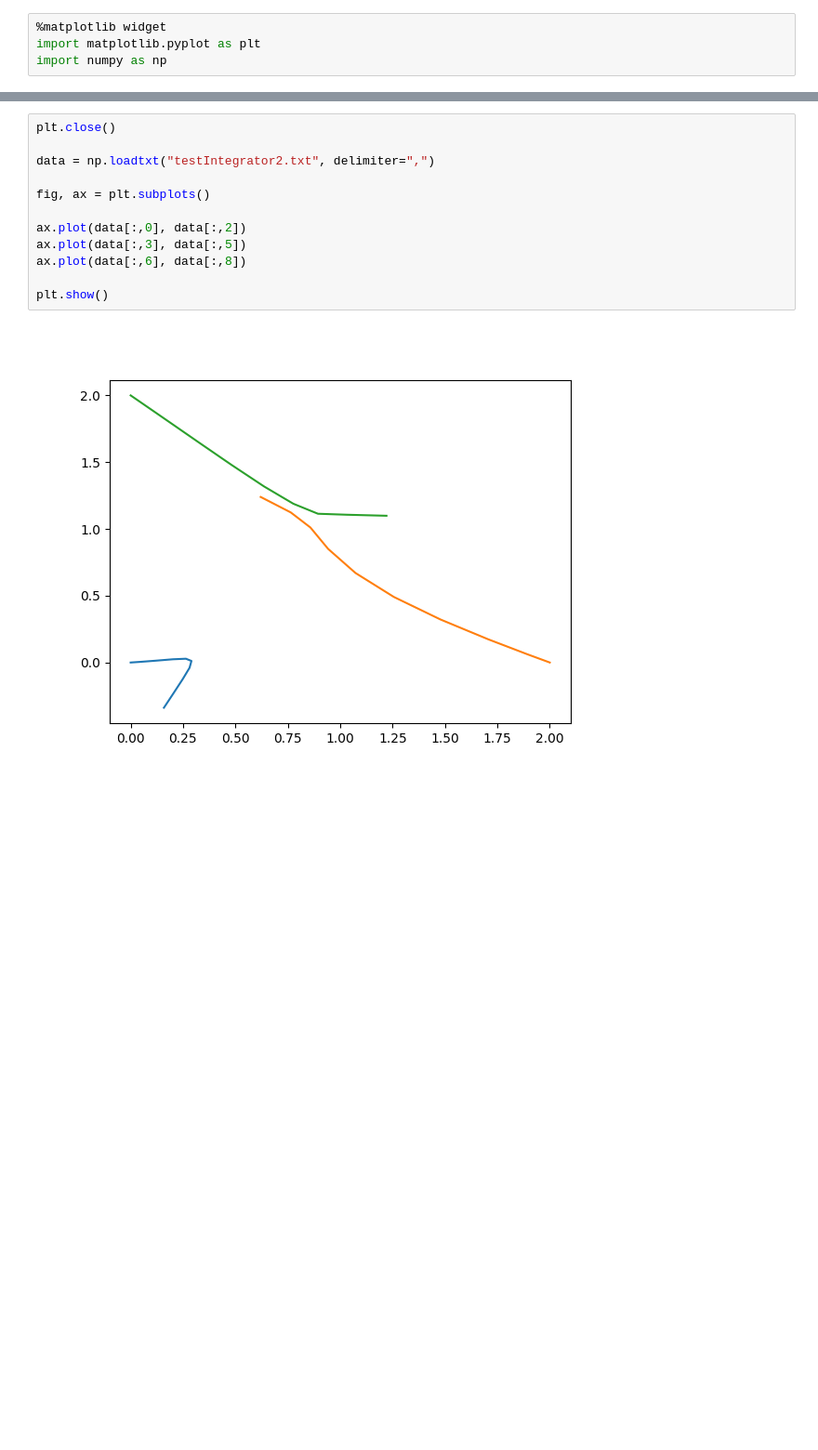
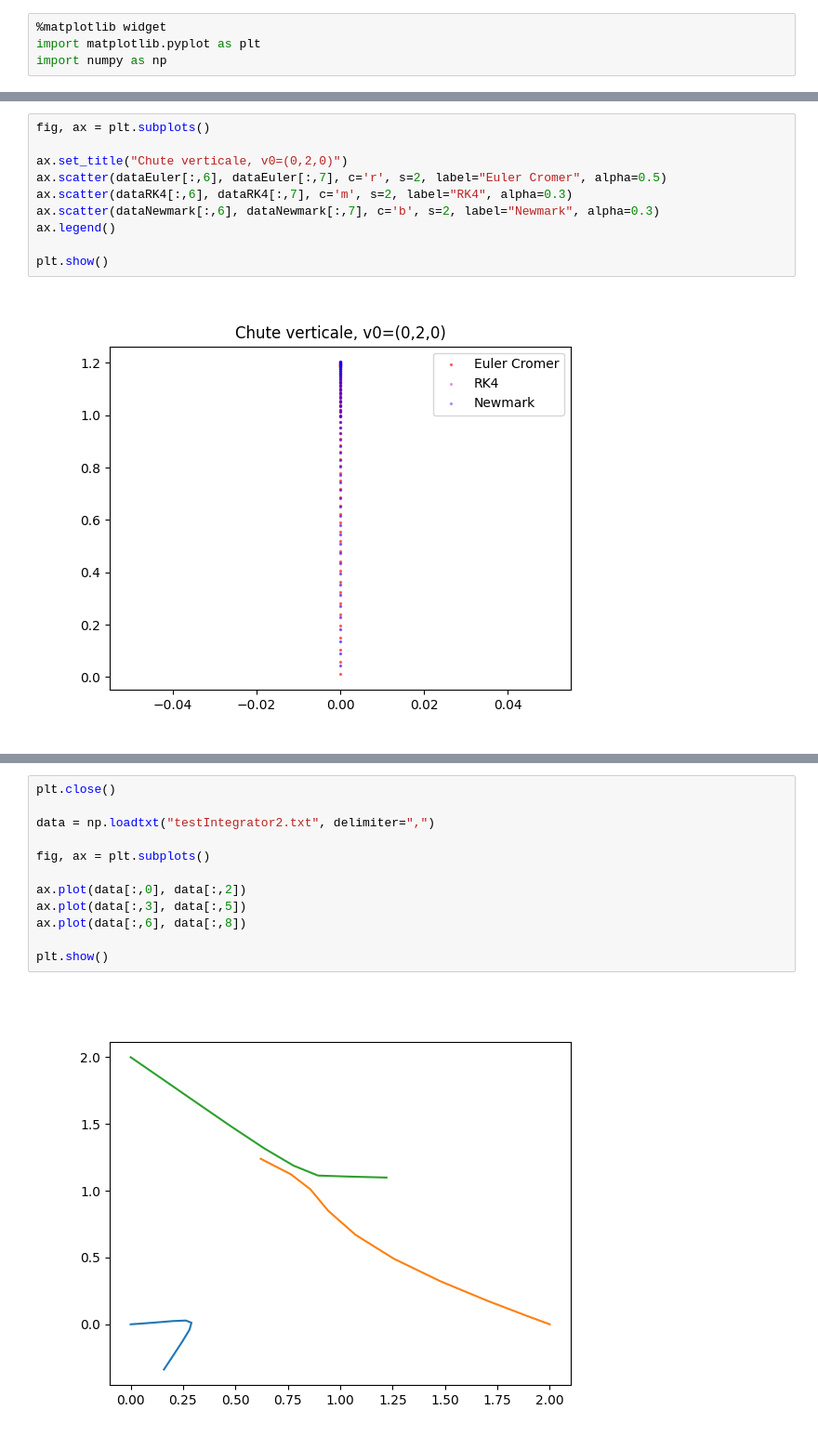
Before and after one commit to TomVdt/ClothSim, a Jupyter notebook: output/plotTestResults.ipynb, the cells around one changed output, grey strips where cells are left out. Shown at 93% size. Saved outputs shown, nothing was run; the diff lists cells and outputs as text; blank space fills up the shorter version.

```diff
--- a/output/plotTestResults.ipynb
+++ b/output/plotTestResults.ipynb
@@ -86,0 +56,12 @@ plt.show()
+# %%
+fig, ax = plt.subplots()
+
+ax.set_title("Chute verticale, v0=(0,2,0)")
+ax.scatter(dataEuler[:,6], dataEuler[:,7], c='r', s=2, label="Euler Cromer", alpha=0.5)
+ax.scatter(dataRK4[:,6], dataRK4[:,7], c='m', s=2, label="RK4", alpha=0.3)
+ax.scatter(dataNewmark[:,6], dataNewmark[:,7], c='b', s=2, label="Newmark", alpha=0.3)
+ax.legend()
+
+plt.show()
+# %% [output]
+[figure, added]
```
Also changed, not shown: parts of 7 cells of this notebook, 1 other file.
